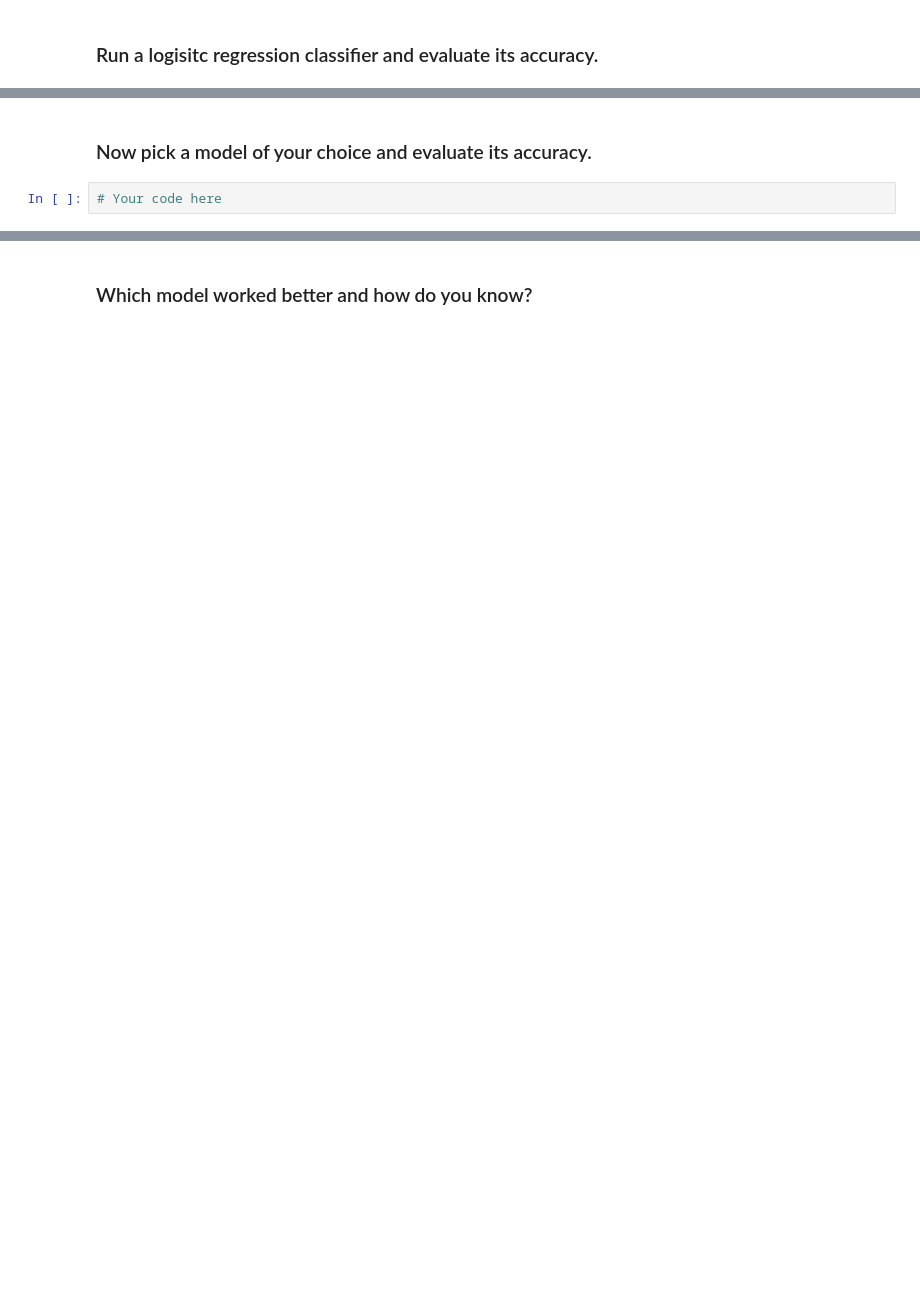
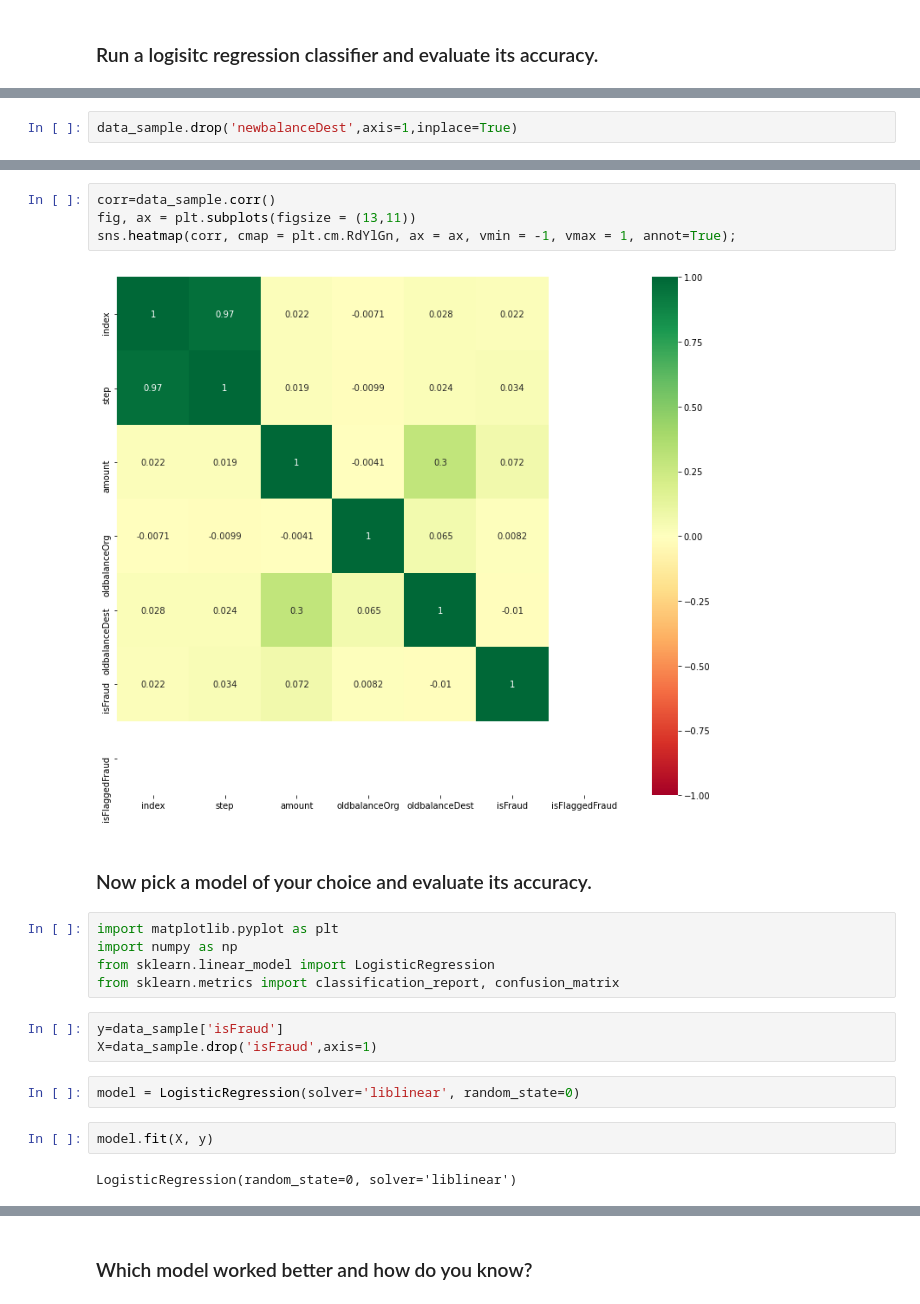
Before and after one commit to ta-data-lis/lab-imbalance, a Jupyter notebook: your-code/lab_imbalance.ipynb, the cells around one changed output, grey strips where cells are left out. Drawn from its saved outputs; the diff is of its cells as text; blank space fills up the shorter version.

```diff
--- a/your-code/lab_imbalance.ipynb
+++ b/your-code/lab_imbalance.ipynb
@@ -25,0 +92,2 @@ Like we disussed in class, when we have noisy data, if we are not careful, we ca
+# %%
+data_sample.drop('newbalanceDest',axis=1,inplace=True)
@@ -26,4 +99,22 @@ Like we disussed in class, when we have noisy data, if we are not careful, we ca
+# %%
+corr=data_sample.corr()
+fig, ax = plt.subplots(figsize = (13,11))
+sns.heatmap(corr, cmap = plt.cm.RdYlGn, ax = ax, vmin = -1, vmax = 1, annot=True);
+# %% [output]
+[figure, added]
 # %% [markdown]
 ### Now pick a model of your choice and evaluate its accuracy.
-# %%
-# Your code here
+# %%
+import matplotlib.pyplot as plt
+import numpy as np
+from sklearn.linear_model import LogisticRegression
+from sklearn.metrics import classification_report, confusion_matrix
+# %%
+y=data_sample['isFraud']
+X=data_sample.drop('isFraud',axis=1)
+# %%
+model = LogisticRegression(solver='liblinear', random_state=0)
+# %%
+model.fit(X, y)
+# %% [output]
+LogisticRegression(random_state=0, solver='liblinear')
```
Also changed, not shown: parts of 38 cells of this notebook.
